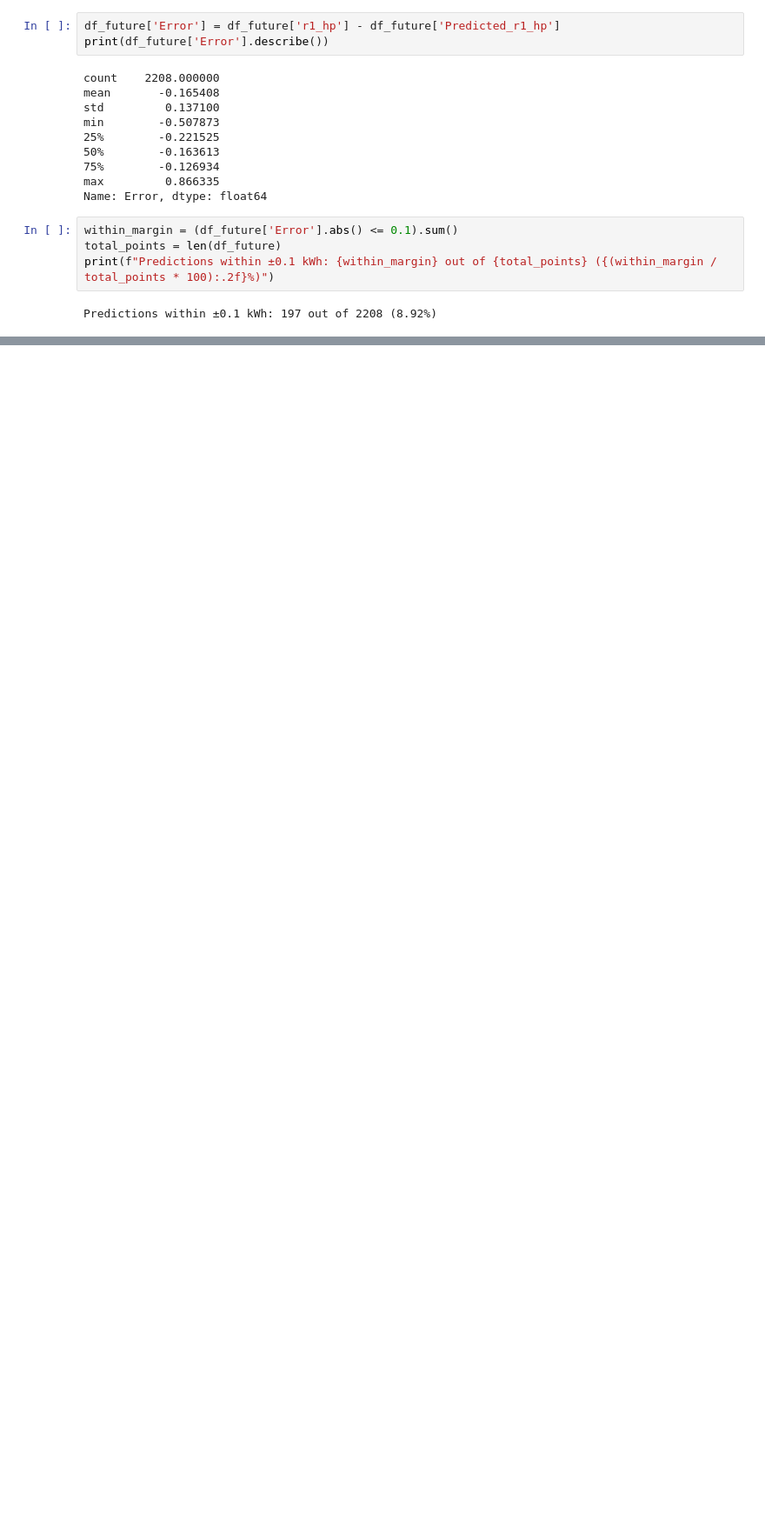
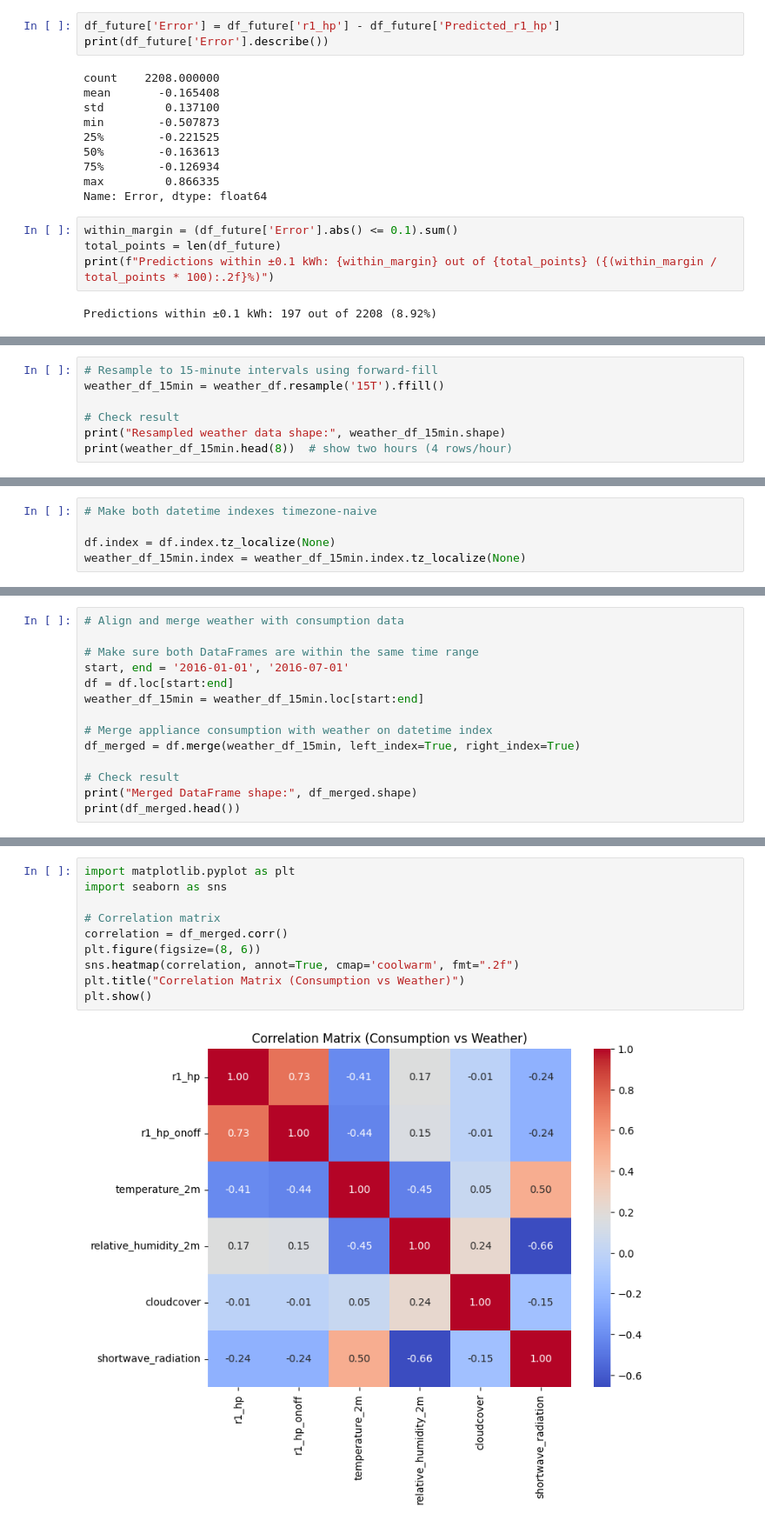
Before and after one commit to roushansr/Energy_Management, a Jupyter notebook: Code_Medium.ipynb, the cells around one changed output, grey strips where cells are left out. Shown at 87% size. Drawn from its saved outputs; the diff is of its cells as text; blank space fills up the shorter version.

```diff
--- a/Code_Medium.ipynb
+++ b/Code_Medium.ipynb
@@ -824,0 +963,7 @@ Predictions within ±0.1 kWh: 197 out of 2208 (8.92%)
+# %%
+# Resample to 15-minute intervals using forward-fill
+weather_df_15min = weather_df.resample('15T').ffill()
+
+# Check result
+print("Resampled weather data shape:", weather_df_15min.shape)
+print(weather_df_15min.head(8))  # show two hours (4 rows/hour)
@@ -824,0 +988,5 @@ Predictions within ±0.1 kWh: 197 out of 2208 (8.92%)
+# %%
+# Make both datetime indexes timezone-naive
+
+df.index = df.index.tz_localize(None)
+weather_df_15min.index = weather_df_15min.index.tz_localize(None)
@@ -824,0 +1014,14 @@ Predictions within ±0.1 kWh: 197 out of 2208 (8.92%)
+# %%
+# Align and merge weather with consumption data
+
+# Make sure both DataFrames are within the same time range
+start, end = '2016-01-01', '2016-07-01'
+df = df.loc[start:end]
+weather_df_15min = weather_df_15min.loc[start:end]
+
+# Merge appliance consumption with weather on datetime index
+df_merged = df.merge(weather_df_15min, left_index=True, right_index=True)
+
+# Check result
+print("Merged DataFrame shape:", df_merged.shape)
+print(df_merged.head())
@@ -824,0 +1045,12 @@ Predictions within ±0.1 kWh: 197 out of 2208 (8.92%)
+# %%
+import matplotlib.pyplot as plt
+import seaborn as sns
+
+# Correlation matrix
+correlation = df_merged.corr()
+plt.figure(figsize=(8, 6))
+sns.heatmap(correlation, annot=True, cmap='coolwarm', fmt=".2f")
+plt.title("Correlation Matrix (Consumption vs Weather)")
+plt.show()
+# %% [output]
+[figure, added]
```
Also changed, not shown: parts of 33 cells of this notebook.
